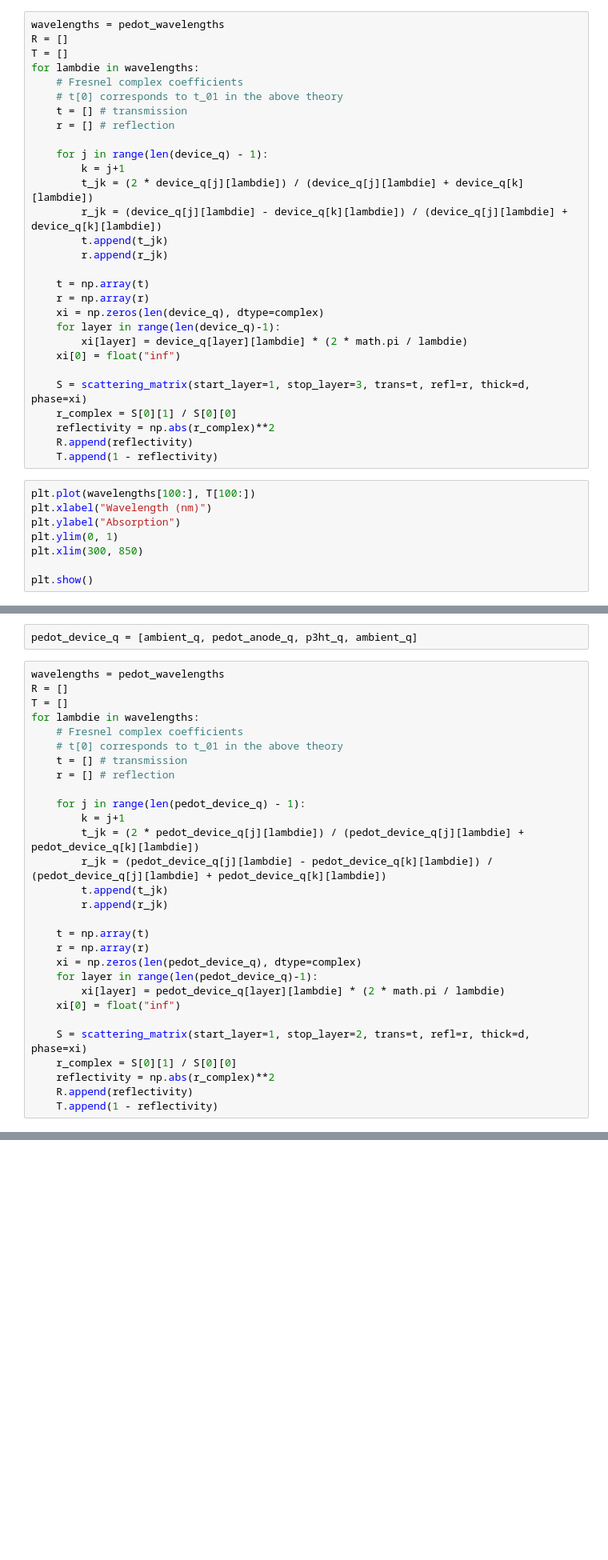
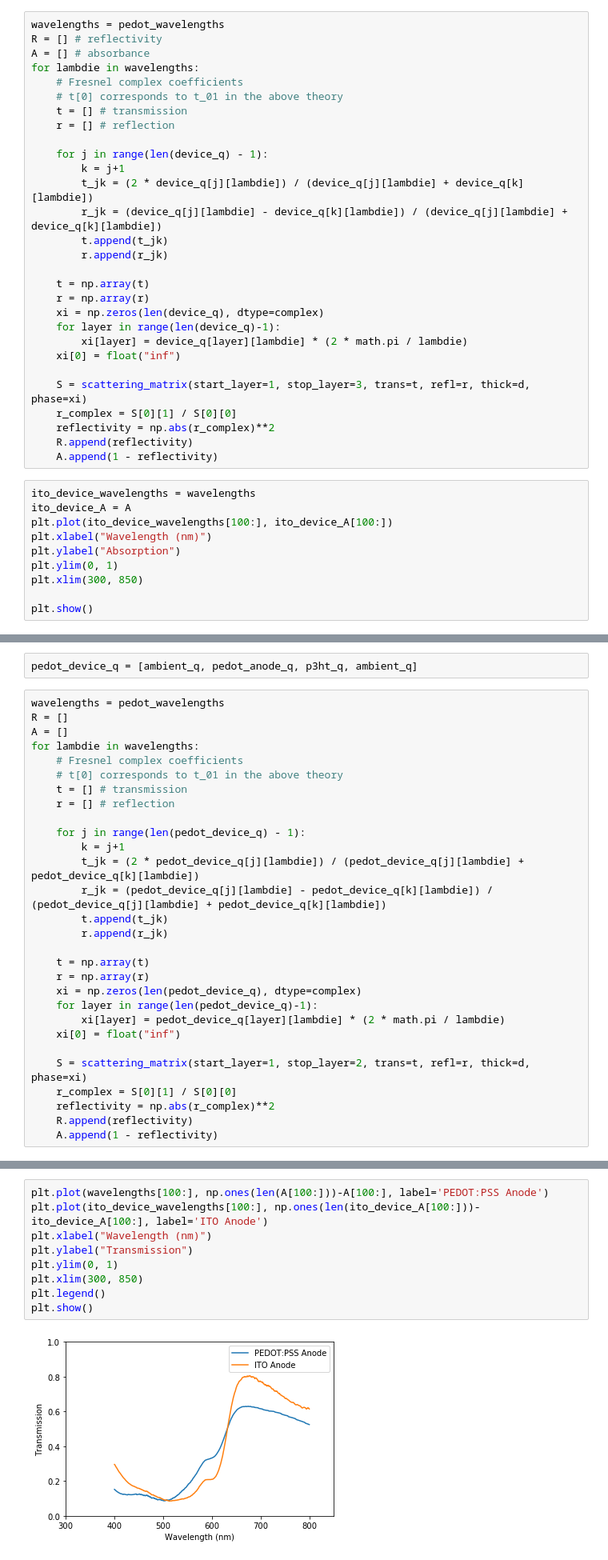
Before and after one commit to JohnPHealey/osc-optical-optimization, a Jupyter notebook: pedot_vs_ito.ipynb, the cells around one changed output, grey strips where cells are left out. Shown at 80% size. Drawn from its saved outputs; the diff is of its cells as text; blank space fills up the shorter version.

Commit message:
Clean up naming, write data to files, add script for comparing pedot thicknesses

```diff
--- a/pedot_vs_ito.ipynb
+++ b/pedot_vs_ito.ipynb
@@ -85,8 +85,8 @@ def scattering_matrix(start_layer, stop_layer, trans, refl, thick, phase):
     return np.matmul(prod, outer_interface)
 # %%
 wavelengths = pedot_wavelengths
-R = []
-T = []
+R = [] # reflectivity
+A = [] # absorbance
 for lambdie in wavelengths:
     # Fresnel complex coefficients
     # t[0] corresponds to t_01 in the above theory
@@ -111,9 +111,11 @@ for lambdie in wavelengths:
     r_complex = S[0][1] / S[0][0]
     reflectivity = np.abs(r_complex)**2
     R.append(reflectivity)
-    T.append(1 - reflectivity)
+    A.append(1 - reflectivity)
 # %%
-plt.plot(wavelengths[100:], T[100:])
+ito_device_wavelengths = wavelengths
+ito_device_A = A
+plt.plot(ito_device_wavelengths[100:], ito_device_A[100:])
 plt.xlabel("Wavelength (nm)")
 plt.ylabel("Absorption")
 plt.ylim(0, 1)
@@ -144,7 +146,7 @@ pedot_device_q = [ambient_q, pedot_anode_q, p3ht_q, ambient_q]
 # %%
 wavelengths = pedot_wavelengths
 R = []
-T = []
+A = []
 for lambdie in wavelengths:
     # Fresnel complex coefficients
     # t[0] corresponds to t_01 in the above theory
@@ -169,5 +171,5 @@ for lambdie in wavelengths:
     r_complex = S[0][1] / S[0][0]
     reflectivity = np.abs(r_complex)**2
     R.append(reflectivity)
-    T.append(1 - reflectivity)
+    A.append(1 - reflectivity)
 # %%
@@ -182,0 +186,11 @@ plt.show()
+# %%
+plt.plot(wavelengths[100:], np.ones(len(A[100:]))-A[100:], label='PEDOT:PSS Anode')
+plt.plot(ito_device_wavelengths[100:], np.ones(len(ito_device_A[100:]))-ito_device_A[100:], label='ITO Anode')
+plt.xlabel("Wavelength (nm)")
+plt.ylabel("Transmission")
+plt.ylim(0, 1)
+plt.xlim(300, 850)
+plt.legend()
+plt.show()
+# %% [output]
+[figure, added]
```
Also changed, not shown: parts of 3 cells of this notebook, 2 other files.
